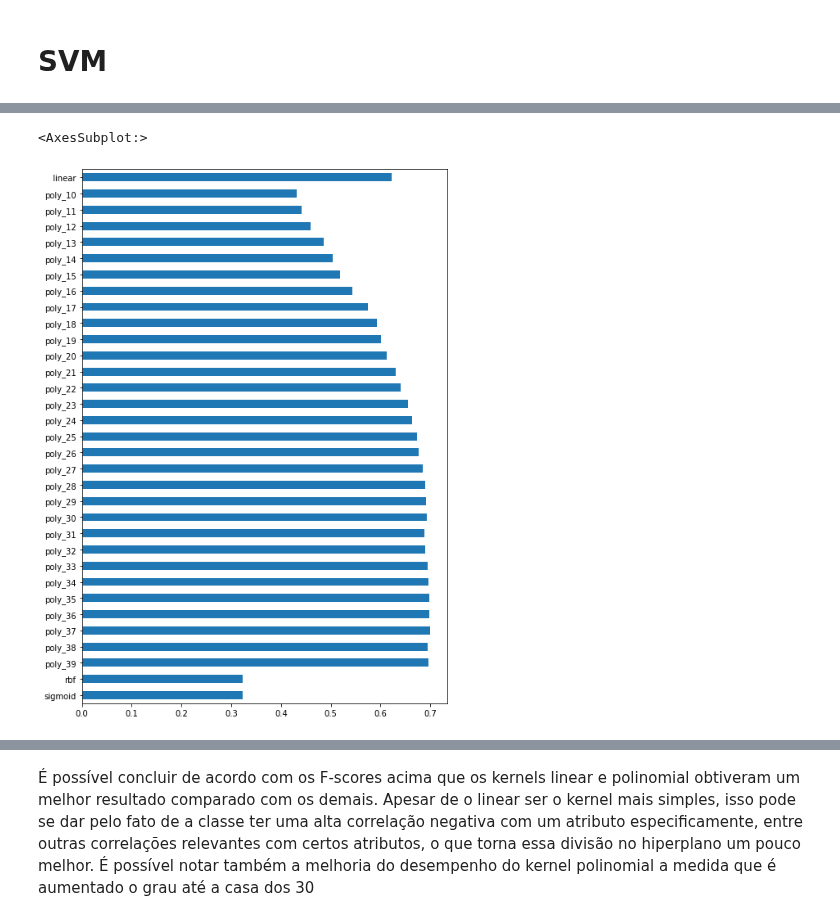
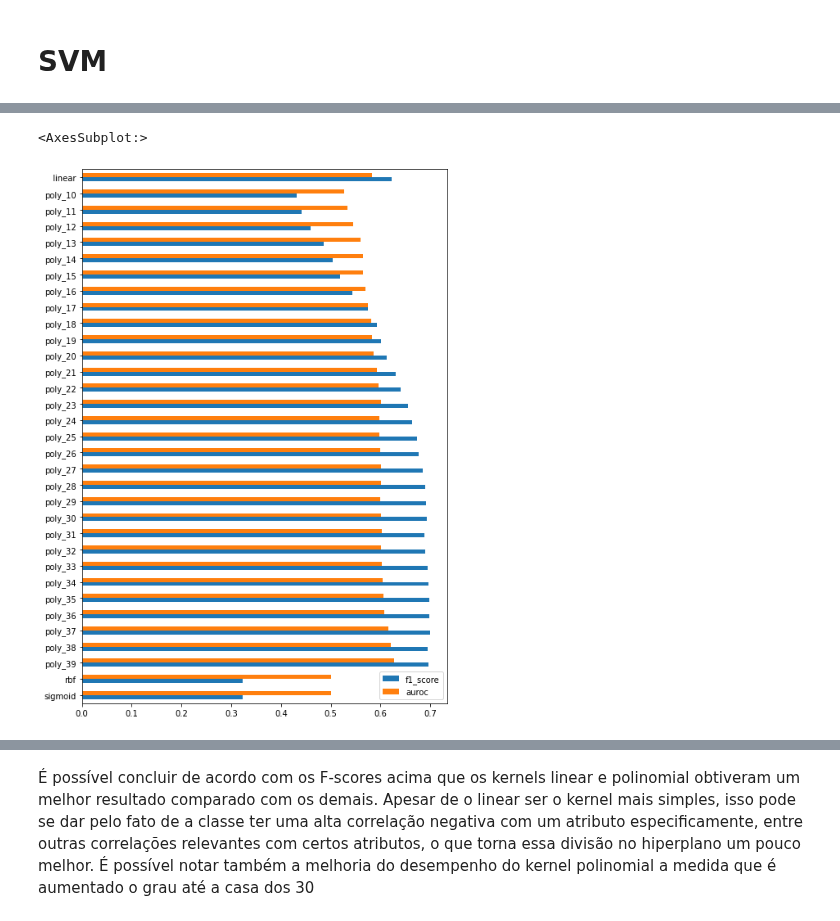
Before and after one commit to AdilsonAngelo/IF699-2020.3, a Jupyter notebook: ex5/SVM & NN.ipynb, the cells around one changed output, grey strips where cells are left out. Cells and saved outputs as stored; diff of their text form; code cells hidden in the pictures.

```diff
--- a/ex5/SVM & NN.ipynb
+++ b/ex5/SVM & NN.ipynb
@@ -114,6 +114,7 @@ polys = [i+1 for i in range(len(X.columns), len(X.columns) + 30)]
 %%time
 
 f1scores = dict()
+auroc = dict()
 for kernel in kernels:
     for train_index, test_index in rkf.split(X):
         X_train, X_test = X.iloc[train_index], X.iloc[test_index]
@@ -123,14 +124,20 @@ for kernel in kernels:
             for d in polys:
                 clf = SVC(kernel=kernel, degree=d)
                 clf.fit(X_train, y_train)
-                f1scores[f'{kernel}_{d}'] = f1scores.get(f'{kernel}_{d}', 0) + f1_score(y_test, clf.predict(X_test), average='micro')
+                y_pred = clf.predict(X_test)
+                f1scores[f'{kernel}_{d}'] = f1scores.get(f'{kernel}_{d}', 0) + f1_score(y_test, y_pred, average='micro')
+                auroc[f'{kernel}_{d}'] = auroc.get(f'{kernel}_{d}', 0) + roc_auc_score(pd.get_dummies(y_test), pd.get_dummies(y_pred), multi_class='ovo')
         else:
             clf = SVC(kernel=kernel)
             clf.fit(X_train, y_train)
-            f1scores[kernel] = f1scores.get(kernel, 0) + f1_score(y_test, clf.predict(X_test), average='micro')
+            y_pred = clf.predict(X_test)
+            f1scores[kernel] = f1scores.get(kernel, 0) + f1_score(y_test, y_pred, average='micro')
+            auroc[kernel] = auroc.get(kernel, 0) + roc_auc_score(pd.get_dummies(y_test), pd.get_dummies(y_pred), multi_class='ovo')
 
 for k in f1scores:
     f1scores[k] /= splits * repeats
+    auroc[k] /= splits * repeats
     if k == 'poly':
         f1scores[k] /= len(polys)
+        auroc[k] /= len(polys)
 # %% [output]
@@ -139,6 +146,7 @@ Wall time: 25.8 s
 # %%
-s = pd.Series(f1scores).sort_index(ascending=False)
-s.plot.barh(figsize=(8, 12))
+svm_metrics = pd.DataFrame(data=[f1scores, auroc]).T.sort_index(ascending=False)
+svm_metrics.columns = ['f1_score', 'auroc']
+svm_metrics.plot.barh(figsize=(8, 12))
 # %% [output]
 <AxesSubplot:>
-[figure, old version]
+[figure, new version]
```
Also changed, not shown: parts of 16 cells of this notebook.
